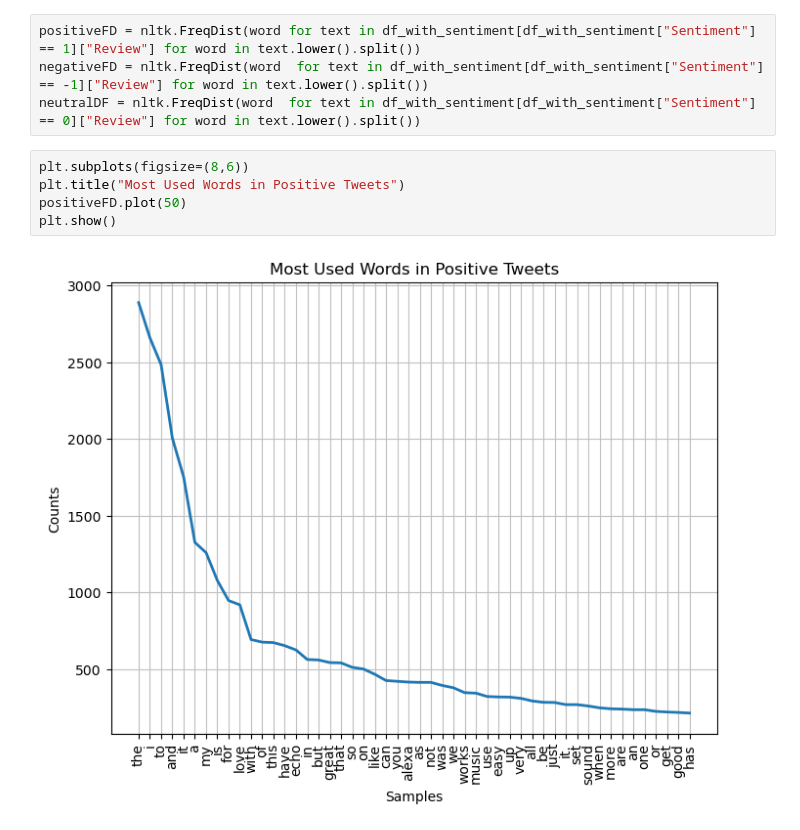
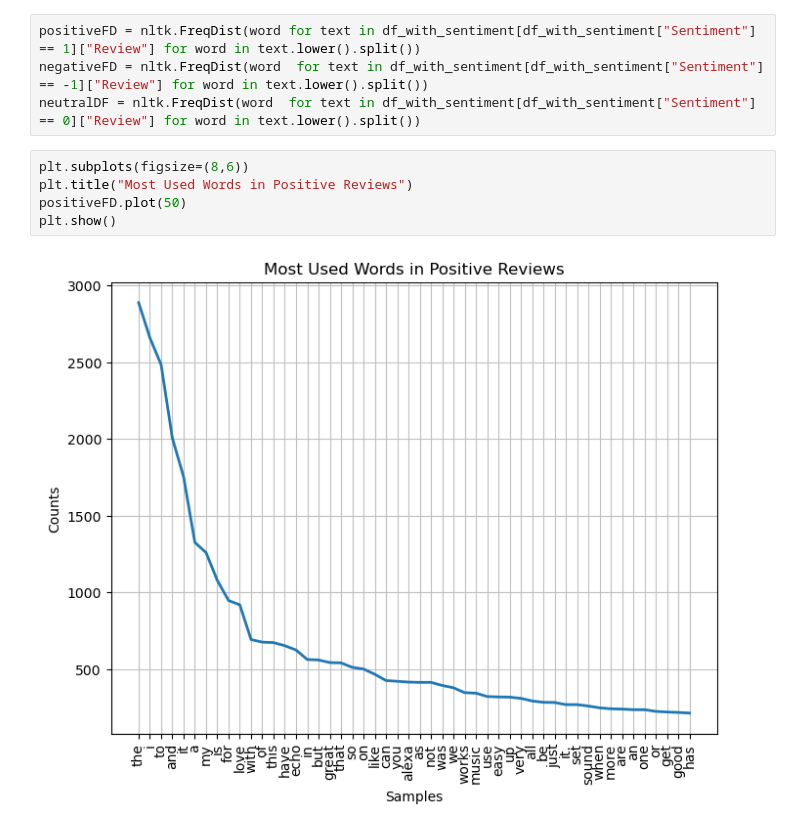
Before and after one commit to Werriess/Amazon-Alexa-Customer-Sentiment-Review, a Jupyter notebook: notebooks/Amazon Alexa Customer Sentiment.ipynb, the cells around one changed output. Cells and saved outputs as stored; diff of their text form.

```diff
--- a/notebooks/Amazon Alexa Customer Sentiment.ipynb
+++ b/notebooks/Amazon Alexa Customer Sentiment.ipynb
@@ -484,10 +495,10 @@ negativeFD = nltk.FreqDist(word  for text in df_with_sentiment[df_with_sentiment
 neutralDF = nltk.FreqDist(word  for text in df_with_sentiment[df_with_sentiment["Sentiment"] == 0]["Review"] for word in text.lower().split())
 # %%
 plt.subplots(figsize=(8,6))
-plt.title("Most Used Words in Positive Tweets")
+plt.title("Most Used Words in Positive Reviews")
 positiveFD.plot(50)
 plt.show()
 # %% [output]
-[figure, old version]
+[figure, new version]
 # %%
 plt.subplots(figsize=(8,6))
```
Also changed, not shown: parts of 14 cells of this notebook.
